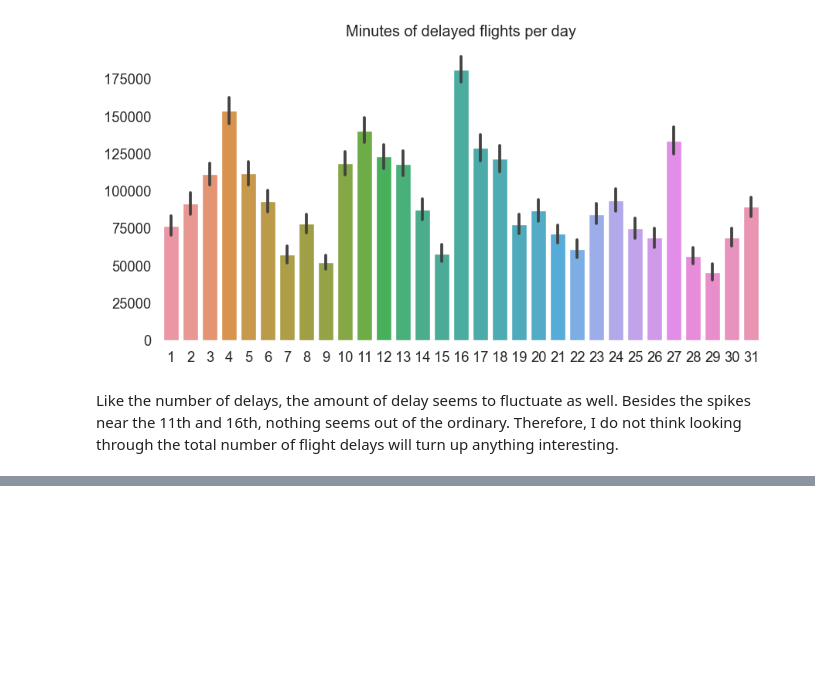
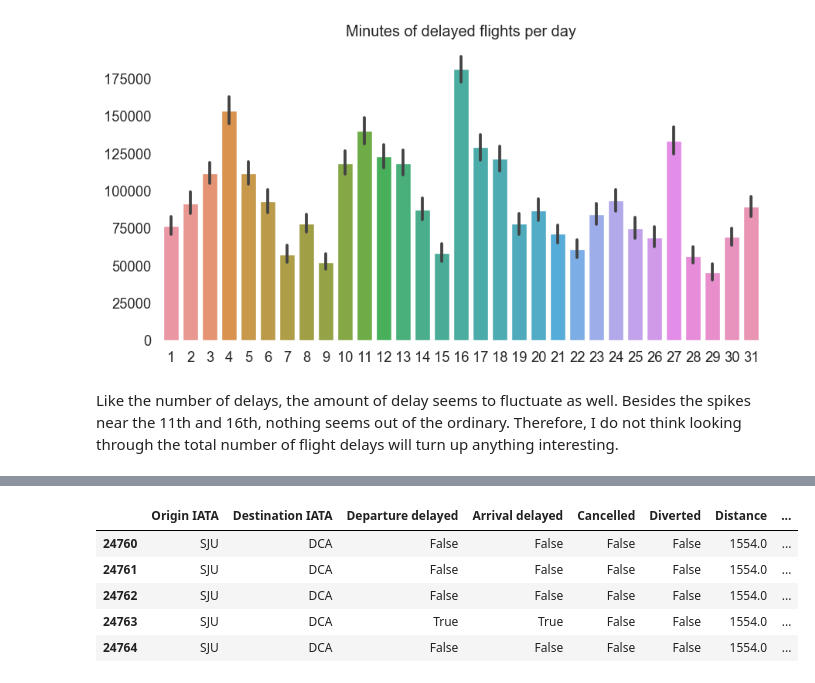
Before and after one commit to ubco-W2022T2-data301/project-group-group05, a Jupyter notebook: analysis/analysis_bradan.ipynb, the cells around one changed output, grey strips where cells are left out. Cells and saved outputs as stored; diff of their text form; code cells hidden in the pictures; blank space fills up the shorter version.

```diff
--- a/analysis/analysis_bradan.ipynb
+++ b/analysis/analysis_bradan.ipynb
@@ -137,0 +140,20 @@ Like the number of delays, the amount of delay seems to fluctuate as well. Besid
+# %%
+# Import airports
+airports = pd.read_csv('../data/raw/airports-extended.dat', header=None)
+
+# Clean columns
+airports = airports.rename(columns={1: 'Name',
+                                    2: 'City',
+                                    3: 'Country',
+                                    4: 'IATA',
+                                    5: 'ICAO'})
+airports = airports.drop(columns=[0, 6, 7, 8, 9, 10, 11, 12, 13])
+
+# Fix NaN
+airports.loc[airports['IATA'] == "\\N", 'IATA'] = np.nan
+airports.loc[airports['ICAO'] == "\\N", 'ICAO'] = np.nan
+
+# Drop airports without IATA codes
+airports = airports.dropna(subset='IATA')
+
+airports.head()
@@ -137,0 +230,23 @@ Like the number of delays, the amount of delay seems to fluctuate as well. Besid
+# %%
+# Drop unnecessary columns
+countries = airports.drop(columns=['Name', 'City', 'ICAO'])
+
+# Merge origin countries
+df = pd.merge(flights, countries, left_on='Origin IATA', right_on='IATA')
+df = df.drop(columns='IATA')
+df = df.rename(columns={'Country': 'Origin country'})
+
+# Merge destination countries
+df = pd.merge(df, countries, left_on='Destination IATA', right_on='IATA')
+df = df.drop(columns='IATA')
+df = df.rename(columns={'Country': 'Destination country'})
+
+# Show some international flights
+df[df['Origin country'] != df['Destination country']].head()
+# %% [output]
+|  | Origin IATA | Destination IATA | Departure delayed | Arrival delayed | Cancelled | Diverted | Distance | ... |
+| 24760 | SJU | DCA | False | False | False | False | 1554.0 | ... |
+| 24761 | SJU | DCA | False | False | False | False | 1554.0 | ... |
+| 24762 | SJU | DCA | False | False | False | False | 1554.0 | ... |
+| 24763 | SJU | DCA | True | True | False | False | 1554.0 | ... |
+| 24764 | SJU | DCA | False | False | False | False | 1554.0 | ... |
```
Also changed, not shown: parts of 3 cells of this notebook.
